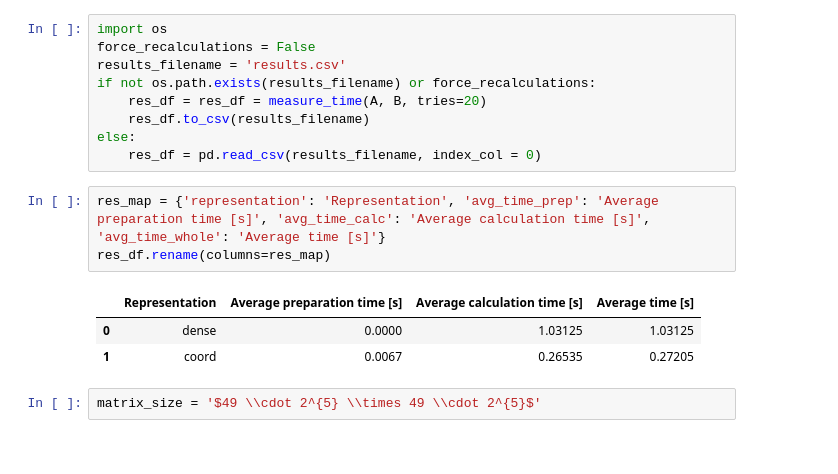
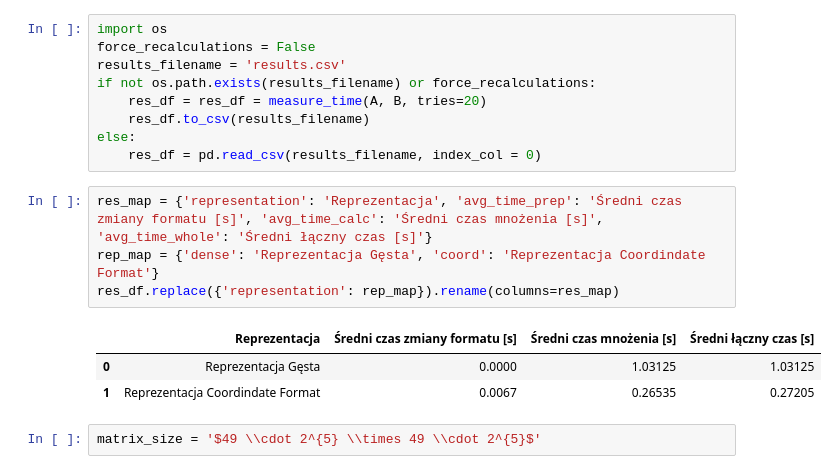
Before and after one commit to anuar2k/AM-2021, a Jupyter notebook: lab03/lab03.ipynb, the cells around one changed output. Drawn from its saved outputs; the diff is of its cells as text.

Commit message:
change language of one table

```diff
--- a/lab03/lab03.ipynb
+++ b/lab03/lab03.ipynb
@@ -99,13 +99,14 @@ if not os.path.exists(results_filename) or force_recalculations:
     res_df.to_csv(results_filename)
 else:
     res_df = pd.read_csv(results_filename, index_col = 0)
-# %%
-res_map = {'representation': 'Representation', 'avg_time_prep': 'Average preparation time [s]', 'avg_time_calc': 'Average calculation time [s]', 'avg_time_whole': 'Average time [s]'}
-res_df.rename(columns=res_map)
-# %% [output]
-|  | Representation | Average preparation time [s] | Average calculation time [s] | Average time [s] |
-| 0 | dense | 0.0000 | 1.03125 | 1.03125 |
-| 1 | coord | 0.0067 | 0.26535 | 0.27205 |
+# %%
+res_map = {'representation': 'Reprezentacja', 'avg_time_prep': 'Średni czas zmiany formatu [s]', 'avg_time_calc': 'Średni czas mnożenia [s]', 'avg_time_whole': 'Średni łączny czas [s]'}
+rep_map = {'dense': 'Reprezentacja Gęsta', 'coord': 'Reprezentacja Coordindate Format'}
+res_df.replace({'representation': rep_map}).rename(columns=res_map)
+# %% [output]
+|  | Reprezentacja | Średni czas zmiany formatu [s] | Średni czas mnożenia [s] | Średni łączny czas [s] |
+| 0 | Reprezentacja Gęsta | 0.0000 | 1.03125 | 1.03125 |
+| 1 | Reprezentacja Coordindate Format | 0.0067 | 0.26535 | 0.27205 |
 # %%
 matrix_size = '$49 \\cdot 2^{5} \\times 49 \\cdot 2^{5}$'
 # %%
```
